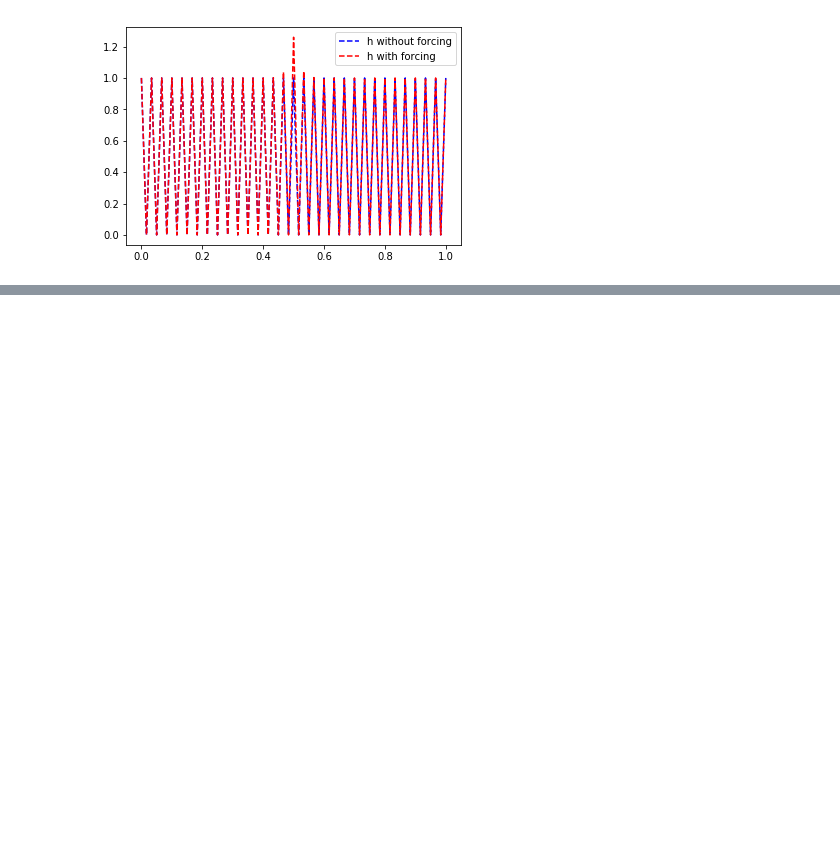
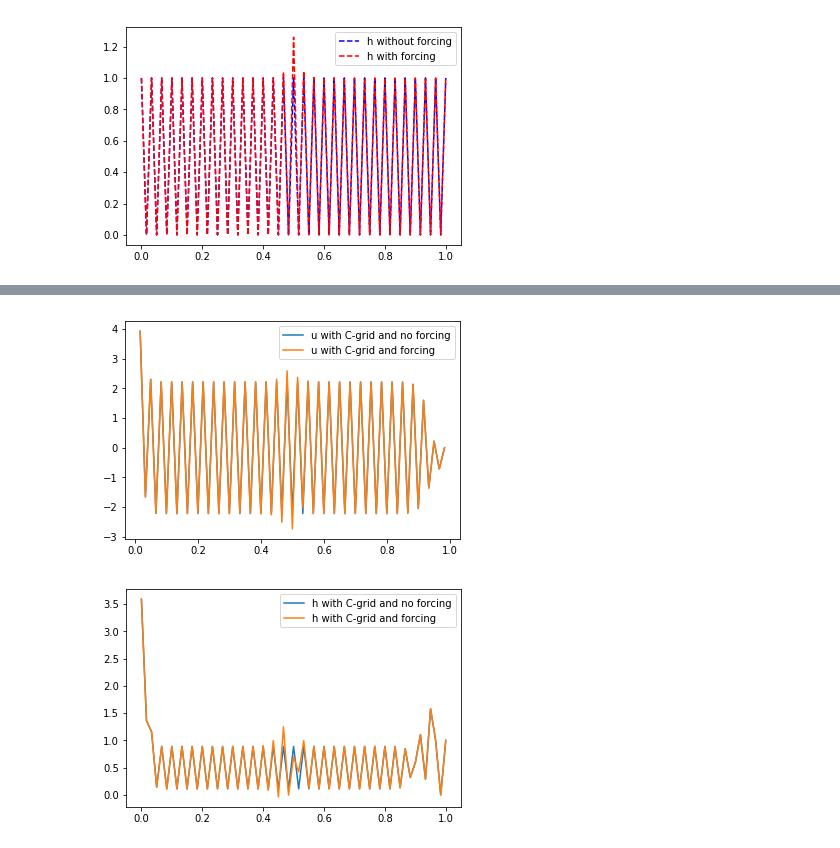
Before and after one commit to mc4117/Mariana-Numerical-assignment, a Jupyter notebook: Shallow water equations (initial condition oscillating h).ipynb, the cells around one changed output, grey strips where cells are left out. Cells and saved outputs as stored; diff of their text form; code cells hidden in the pictures; blank space fills up the shorter version.

```diff
--- a/Shallow water equations (initial condition oscillating h).ipynb
+++ b/Shallow water equations (initial condition oscillating h).ipynb
@@ -114,0 +164,49 @@ plt.show()
+# %%
+u_cgrid_forcing = initialu.copy()
+h_cgrid_forcing = initialh.copy()
+
+
+uhalf_forcing = np.zeros(len(u_cgrid_forcing) -2)
+for i in range(0, len(u_cgrid_forcing)-2):
+    uhalf_forcing[i] = (u_cgrid_forcing[i] + u_cgrid_forcing[i + 1])/2
+
+uOld = uhalf_forcing.copy()
+hOld = initialh.copy()
+
+g = 1 # gravitational acceleration constant
+H = 1 # height
+w = 8
+
+c = 0.1 # courant number root(g*H)(dt/dx)
+dt = 1/nt # assuming considering the problem from t=0s to t=1s
+
+
+for it in range(nt):
+    for y in range(nx-3):
+        uhalf_forcing[y] = uOld[y] - (c/(2*H))*(hOld[y + 1] - hOld[y]) # forward in time and centred in space
+
+        if y == midpoint:
+            h_cgrid_forcing[y] = hOld[y] - (c/(2*g))*(uhalf_forcing[y + 1] - uhalf_forcing[y-1]) + dt*math.sqrt(g*H)*math.sin(w*it/(2*nt))# backward in time and centred in space
+        else:
+            h_cgrid_forcing[y] = hOld[y] - (c/(2*g))*(uhalf_forcing[y + 1] - uhalf_forcing[y-1])
+
+    hOld = h_cgrid_forcing.copy()
+    uOld = uhalf_forcing.copy()
+
+plt.ion()
+#plt.plot(x, initialu, 'b--', label = 'Initial u conditions')
+#plt.plot(x, initialh, 'r--', label = 'Initial h conditions')
+plt.plot(x[1:(len(x) -1)], uhalf, label = 'u with C-grid and no forcing')
+plt.plot(x[1:(len(x) -1)], uhalf_forcing, label = 'u with C-grid and forcing')
+plt.legend(loc = 'best')
+plt.show()
+
+#plt.plot(x, initialu, 'b--', label = 'Initial u conditions')
+#plt.plot(x, initialh, 'r--', label = 'Initial h conditions')
+plt.plot(x, h_cgrid, label = 'h with C-grid and no forcing')
+plt.plot(x, h_cgrid_forcing, label = 'h with C-grid and forcing')
+plt.legend(loc = 'best')
+plt.show()
+# %% [output]
+[figure, added]
+[figure, added]
```
Also changed, not shown: parts of 4 cells of this notebook.
